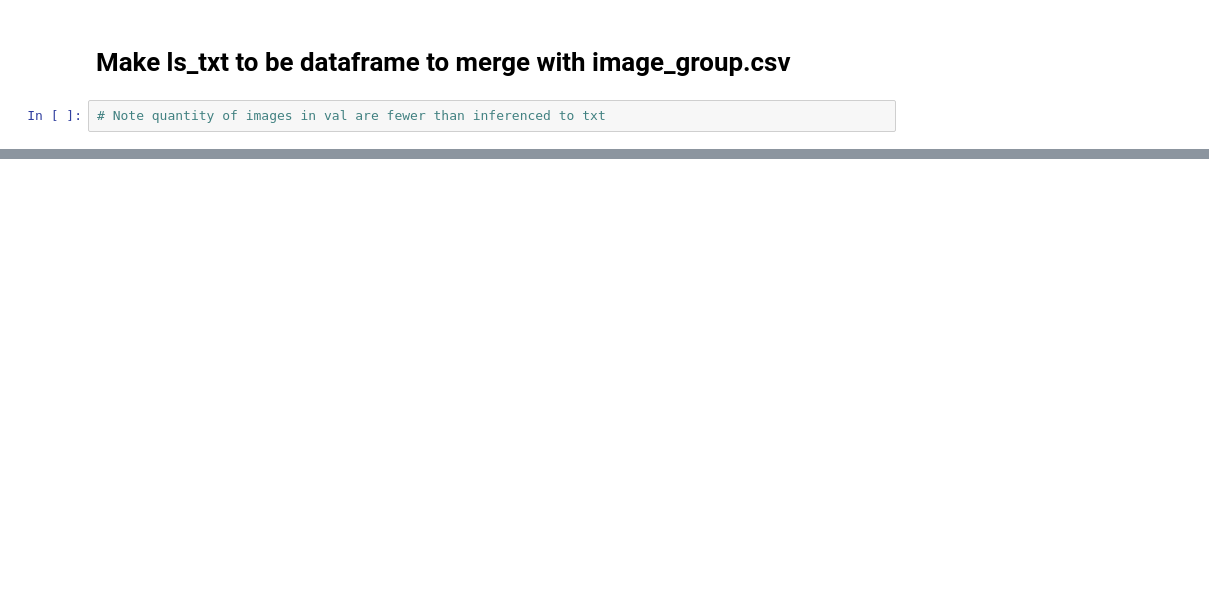
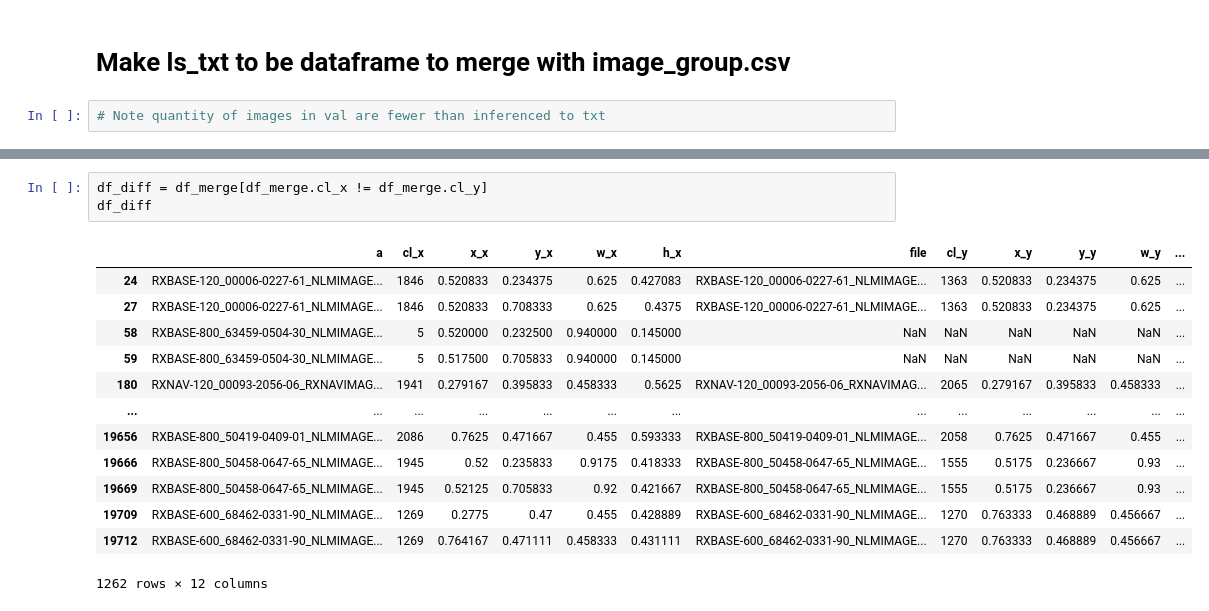
Before and after one commit to 1ngsc0ding/drug_identify, a Jupyter notebook: error_analysis.ipynb, the cells around one changed output, grey strips where cells are left out. Drawn from its saved outputs; the diff is of its cells as text; blank space fills up the shorter version.

```diff
--- a/error_analysis.ipynb
+++ b/error_analysis.ipynb
@@ -79,0 +290,17 @@ ls_txt
+# %%
+df_diff = df_merge[df_merge.cl_x != df_merge.cl_y]
+df_diff
+# %% [output]
+|  | a | cl_x | x_x | y_x | w_x | h_x | file | cl_y | x_y | y_y | w_y | ... |
+| 24 | RXBASE-120_00006-0227-61_NLMIMAGE... | 1846 | 0.520833 | 0.234375 | 0.625 | 0.427083 | RXBASE-120_00006-0227-61_NLMIMAGE... | 1363 | 0.520833 | 0.234375 | 0.625 | ... |
+| 27 | RXBASE-120_00006-0227-61_NLMIMAGE... | 1846 | 0.520833 | 0.708333 | 0.625 | 0.4375 | RXBASE-120_00006-0227-61_NLMIMAGE... | 1363 | 0.520833 | 0.234375 | 0.625 | ... |
+| 58 | RXBASE-800_63459-0504-30_NLMIMAGE... | 5 | 0.520000 | 0.232500 | 0.940000 | 0.145000 | NaN | NaN | NaN | NaN | NaN | ... |
+| 59 | RXBASE-800_63459-0504-30_NLMIMAGE... | 5 | 0.517500 | 0.705833 | 0.940000 | 0.145000 | NaN | NaN | NaN | NaN | NaN | ... |
+| 180 | RXNAV-120_00093-2056-06_RXNAVIMAG... | 1941 | 0.279167 | 0.395833 | 0.458333 | 0.5625 | RXNAV-120_00093-2056-06_RXNAVIMAG... | 2065 | 0.279167 | 0.395833 | 0.458333 | ... |
+| ... | ... | ... | ... | ... | ... | ... | ... | ... | ... | ... | ... | ... |
+| 19656 | RXBASE-800_50419-0409-01_NLMIMAGE... | 2086 | 0.7625 | 0.471667 | 0.455 | 0.593333 | RXBASE-800_50419-0409-01_NLMIMAGE... | 2058 | 0.7625 | 0.471667 | 0.455 | ... |
+| 19666 | RXBASE-800_50458-0647-65_NLMIMAGE... | 1945 | 0.52 | 0.235833 | 0.9175 | 0.418333 | RXBASE-800_50458-0647-65_NLMIMAGE... | 1555 | 0.5175 | 0.236667 | 0.93 | ... |
+| 19669 | RXBASE-800_50458-0647-65_NLMIMAGE... | 1945 | 0.52125 | 0.705833 | 0.92 | 0.421667 | RXBASE-800_50458-0647-65_NLMIMAGE... | 1555 | 0.5175 | 0.236667 | 0.93 | ... |
+| 19709 | RXBASE-600_68462-0331-90_NLMIMAGE... | 1269 | 0.2775 | 0.47 | 0.455 | 0.428889 | RXBASE-600_68462-0331-90_NLMIMAGE... | 1270 | 0.763333 | 0.468889 | 0.456667 | ... |
+| 19712 | RXBASE-600_68462-0331-90_NLMIMAGE... | 1269 | 0.764167 | 0.471111 | 0.458333 | 0.431111 | RXBASE-600_68462-0331-90_NLMIMAGE... | 1270 | 0.763333 | 0.468889 | 0.456667 | ... |
+1262 rows × 12 columns
```
Also changed, not shown: parts of 65 cells of this notebook.
